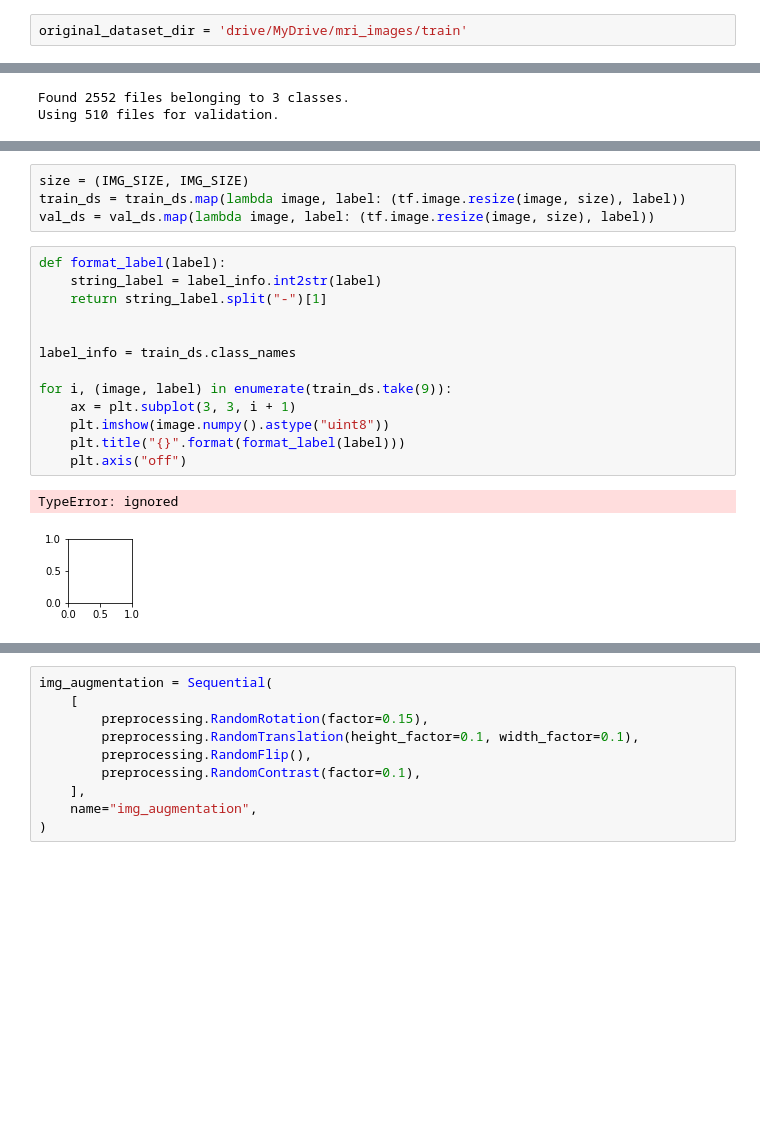
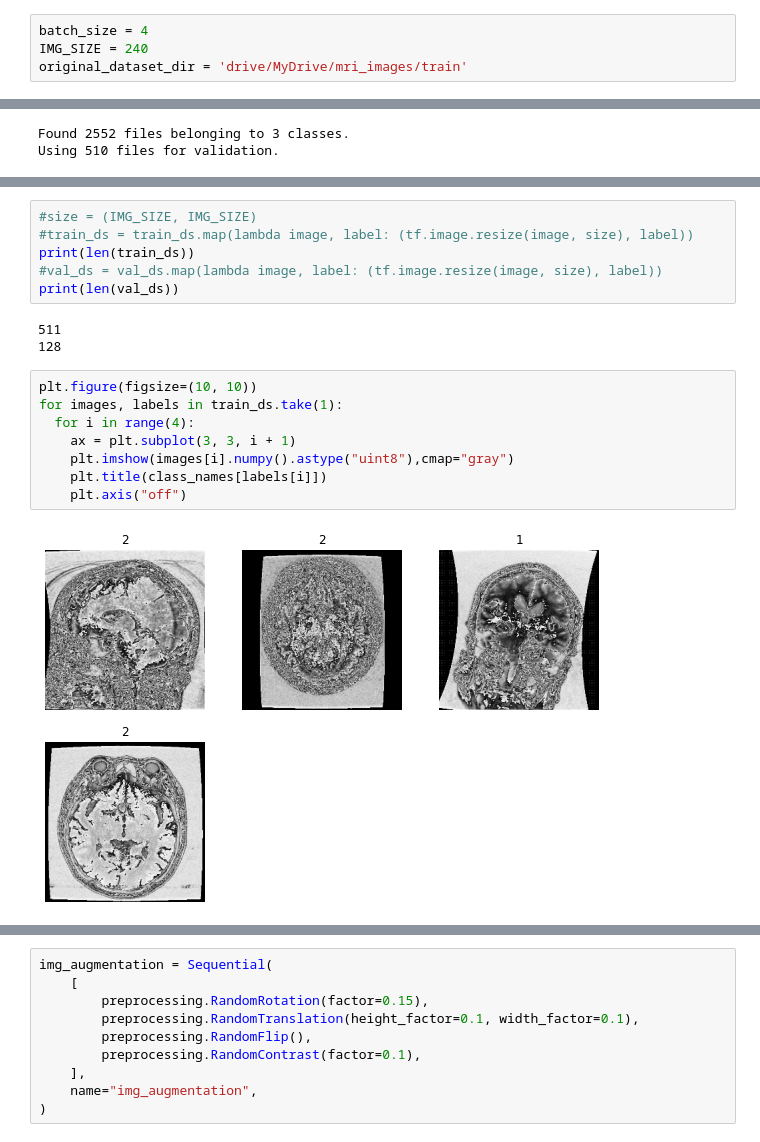
Before and after one commit to balados85/deep-learning-brain-mri-classification, a Jupyter notebook: EfficientNetKeras.ipynb, the cells around one changed output, grey strips where cells are left out. Cells and saved outputs as stored; diff of their text form; blank space fills up the shorter version.

```diff
--- a/EfficientNetKeras.ipynb
+++ b/EfficientNetKeras.ipynb
@@ -46,3 +70,5 @@ input_shape = (IMG_SIZE, IMG_SIZE, 3)
 # %%
+batch_size = 4
+IMG_SIZE = 240
 original_dataset_dir = 'drive/MyDrive/mri_images/train'
 # %%
@@ -76,22 +102,21 @@ print(class_names)
 # %% [output]
 ['0', '1', '2']
 # %%
-size = (IMG_SIZE, IMG_SIZE)
-train_ds = train_ds.map(lambda image, label: (tf.image.resize(image, size), label))
-val_ds = val_ds.map(lambda image, label: (tf.image.resize(image, size), label))
+#size = (IMG_SIZE, IMG_SIZE)
+#train_ds = train_ds.map(lambda image, label: (tf.image.resize(image, size), label))
+print(len(train_ds))
+#val_ds = val_ds.map(lambda image, label: (tf.image.resize(image, size), label))
+print(len(val_ds))
+# %% [output]
+511
+128
 # %%
-def format_label(label):
-    string_label = label_info.int2str(label)
-    return string_label.split("-")[1]
-
-
-label_info = train_ds.class_names
-
-for i, (image, label) in enumerate(train_ds.take(9)):
+plt.figure(figsize=(10, 10))
+for images, labels in train_ds.take(1):
+  for i in range(4):
     ax = plt.subplot(3, 3, i + 1)
-    plt.imshow(image.numpy().astype("uint8"))
-    plt.title("{}".format(format_label(label)))
+    plt.imshow(images[i].numpy().astype("uint8"),cmap="gray")
+    plt.title(class_names[labels[i]])
     plt.axis("off")
 # %% [output]
-TypeError: ignored
-[figure, old version]
+[figure, new version]
```
Also changed, not shown: parts of 23 cells of this notebook.
